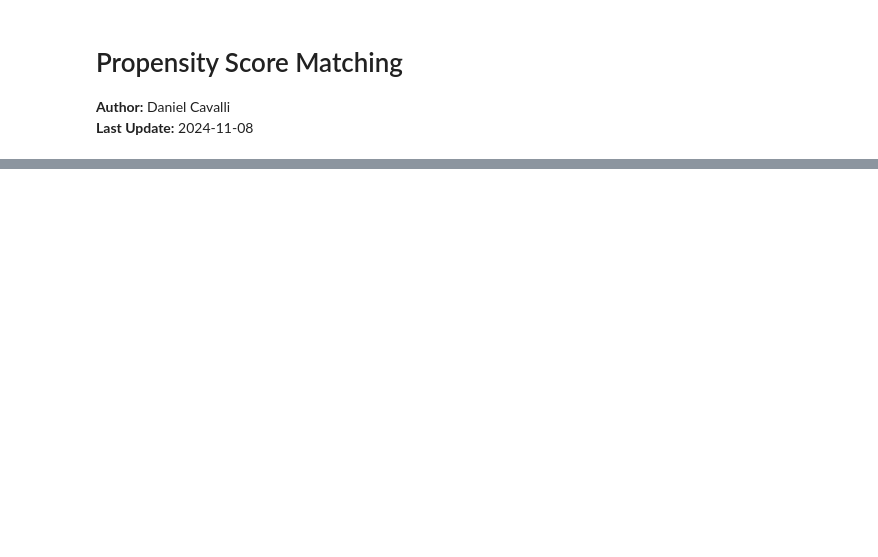
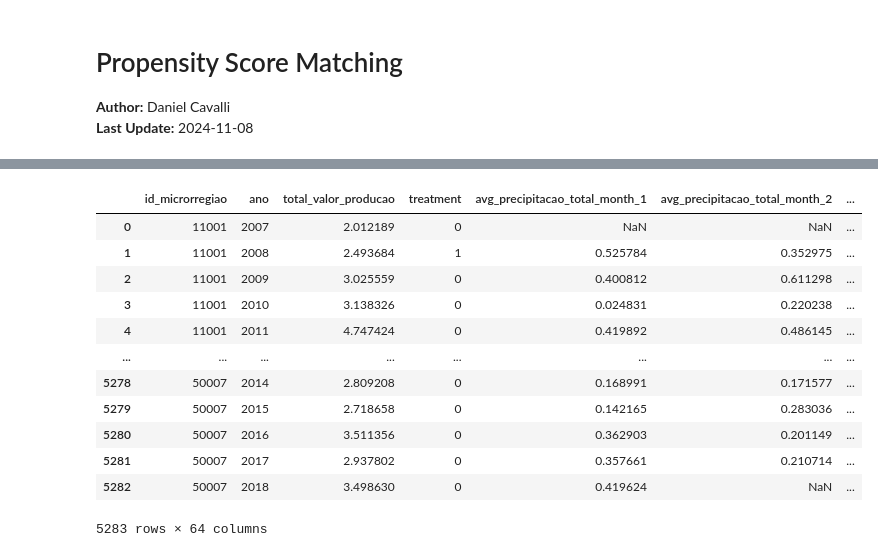
Before and after one commit to danielcavalli/tcc-ie-ufrj-2024, a Jupyter notebook: notebooks/2 - Propensity Score Matching.ipynb, the cells around one changed output, grey strips where cells are left out. Cells and saved outputs as stored; diff of their text form; code cells hidden in the pictures; blank space fills up the shorter version.

```diff
--- a/notebooks/2 - Propensity Score Matching.ipynb
+++ b/notebooks/2 - Propensity Score Matching.ipynb
@@ -274,0 +291,16 @@ Average production value (control): 2.88
+# %%
+df
+# %% [output]
+|  | id_microrregiao | ano | total_valor_producao | treatment | avg_precipitacao_total_month_1 | avg_precipitacao_total_month_2 | ... |
+| 0 | 11001 | 2007 | 2.012189 | 0 | NaN | NaN | ... |
+| 1 | 11001 | 2008 | 2.493684 | 1 | 0.525784 | 0.352975 | ... |
+| 2 | 11001 | 2009 | 3.025559 | 0 | 0.400812 | 0.611298 | ... |
+| 3 | 11001 | 2010 | 3.138326 | 0 | 0.024831 | 0.220238 | ... |
+| 4 | 11001 | 2011 | 4.747424 | 0 | 0.419892 | 0.486145 | ... |
+| ... | ... | ... | ... | ... | ... | ... | ... |
+| 5278 | 50007 | 2014 | 2.809208 | 0 | 0.168991 | 0.171577 | ... |
+| 5279 | 50007 | 2015 | 2.718658 | 0 | 0.142165 | 0.283036 | ... |
+| 5280 | 50007 | 2016 | 3.511356 | 0 | 0.362903 | 0.201149 | ... |
+| 5281 | 50007 | 2017 | 2.937802 | 0 | 0.357661 | 0.210714 | ... |
+| 5282 | 50007 | 2018 | 3.498630 | 0 | 0.419624 | NaN | ... |
+5283 rows × 64 columns
```
Also changed, not shown: parts of 5 cells of this notebook, 3 other files.
